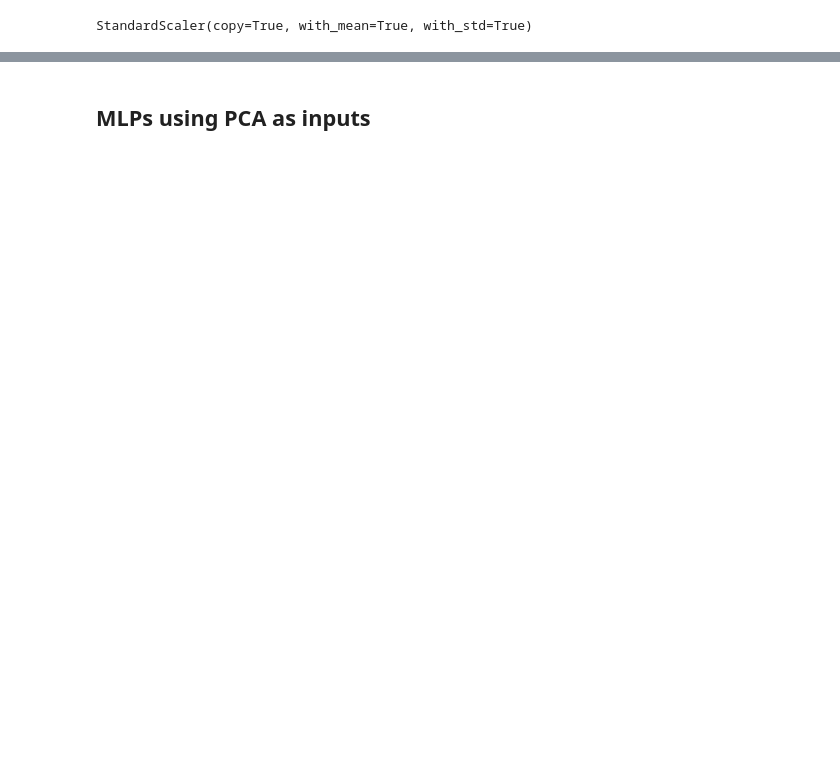
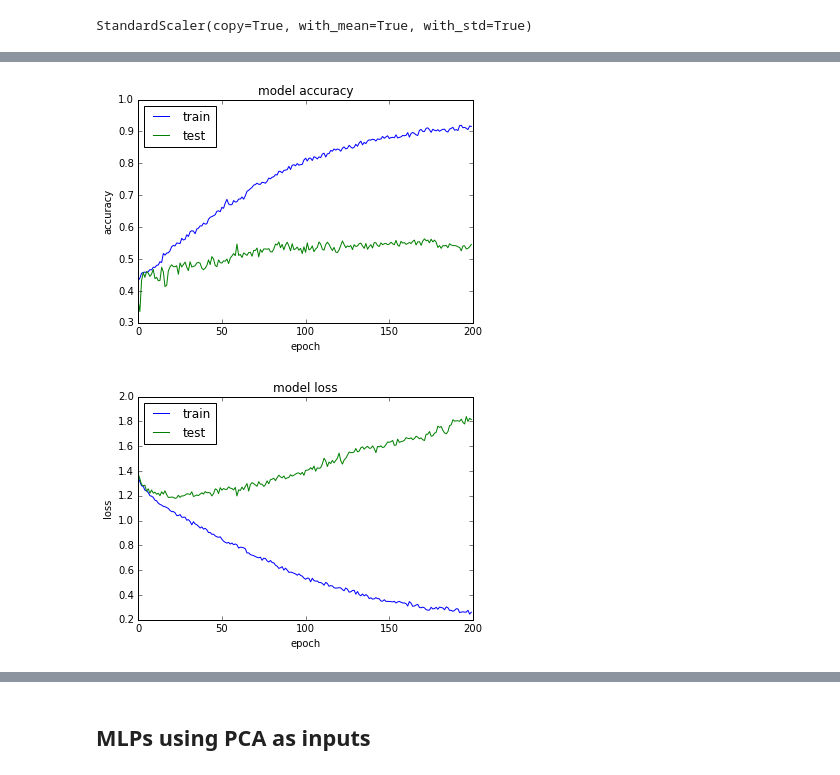
Before and after one commit to chili-epfl/paper-JLA-deep-teaching-analytics, a Jupyter notebook: notebooks/KerasMLPs.ipynb, the cells around one changed output, grey strips where cells are left out. Cells and saved outputs as stored; diff of their text form; code cells hidden in the pictures; blank space fills up the shorter version.

```diff
--- a/notebooks/KerasMLPs.ipynb
+++ b/notebooks/KerasMLPs.ipynb
@@ -126,7 +129,10 @@ checkpoint = ModelCheckpoint(filepath, monitor='val_acc', verbose=1, save_best_o
 callbacks_list = [checkpoint]
 
 # Fit the model
-history = model.fit(X_train_st, dummy_y_train, validation_data=(X_test_st,dummy_y_test), nb_epoch=20, batch_size=10, verbose=1, callbacks=callbacks_list)
+history = model.fit(X_train_st, dummy_y_train,
+                    validation_data=(X_test_st,dummy_y_test),
+                    nb_epoch=200, batch_size=10, verbose=0,
+                    callbacks=callbacks_list)
 #results = cross_val_score(pipeline, X_train, dummy_y_train, cv=kfold)
 #print("Standardized data Acc (in CV training data): %.2f%% (%.2f%%)" % (results.mean()*100, results.std()*100))
 # evaluate the model
@@ -134,4 +140,45 @@ history = model.fit(X_train_st, dummy_y_train, validation_data=(X_test_st,dummy_
 #print pipeline.metrics_names[1]
 #print scores[1]*100
 # For other metrics, see http://machinelearningmastery.com/metrics-evaluate-machine-learning-algorithms-python/
+
+import matplotlib.pyplot as plt
+from sklearn.metrics import confusion_matrix, roc_auc_score, accuracy_score
+
+# Other performance/accuracy metrics
+Y_pred = model.predict(X_test_st)
+print Y_pred.shape
+
+# Accuracy
+print('Accuracy:')
+print(accuracy_score(numpy.argmax(dummy_y_test, axis=1), numpy.argmax(Y_pred, axis=1)))
+
+
+# Confusion matrix
+cm = confusion_matrix(numpy.argmax(dummy_y_test, axis=1), numpy.argmax(Y_pred, axis=1))
+numpy.set_printoptions(precision=2)
+print('Confusion matrix:')
+print(cm)
+
+# AUC
+roc = roc_auc_score(dummy_y_test, Y_pred, average='macro')
+print('AUC score:')
+print(roc)
+
+
+# summarize history for accuracy
+plt.plot(history.history['acc'])
+plt.plot(history.history['val_acc'])
+plt.title('model accuracy')
+plt.ylabel('accuracy')
+plt.xlabel('epoch')
+plt.legend(['train','test'], loc='upper left')
+plt.show()
+# summarize history for loss
+plt.plot(history.history['loss'])
+plt.plot(history.history['val_loss'])
+plt.title('model loss')
+plt.ylabel('loss')
+plt.xlabel('epoch')
+plt.legend(['train','test'], loc='upper left')
+plt.show()
 # %% [output]
@@ -154,0 +202,2 @@ Epoch 20/20
+[figure, added]
+[figure, added]
```
Also changed, not shown: parts of 8 cells of this notebook, 4 other files.
